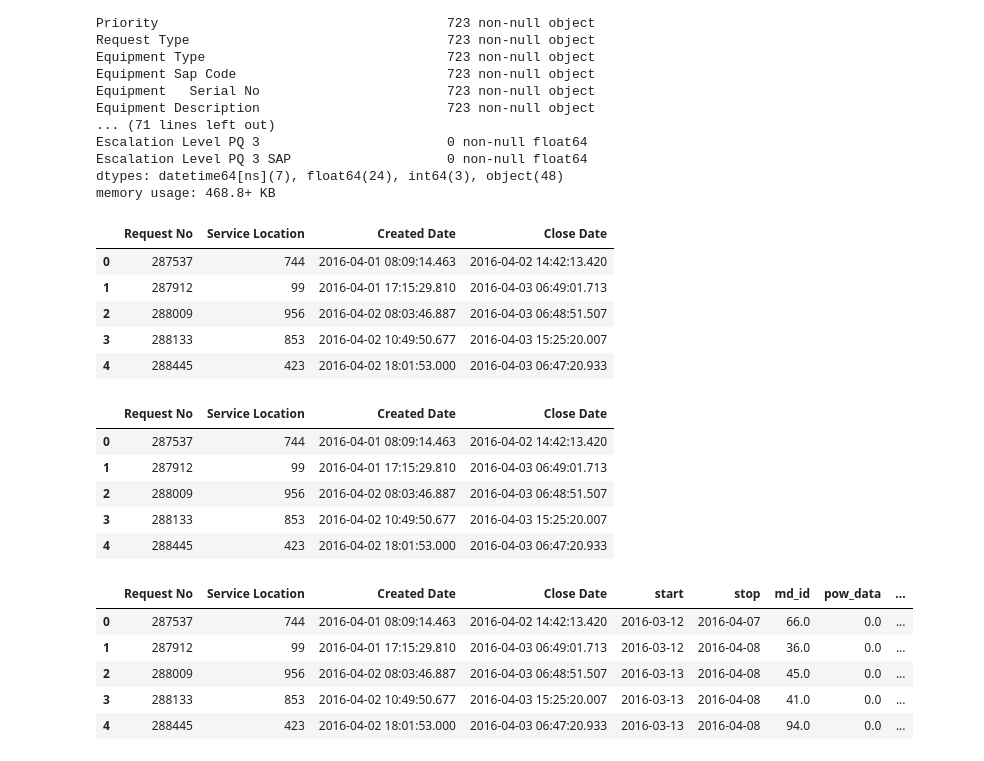
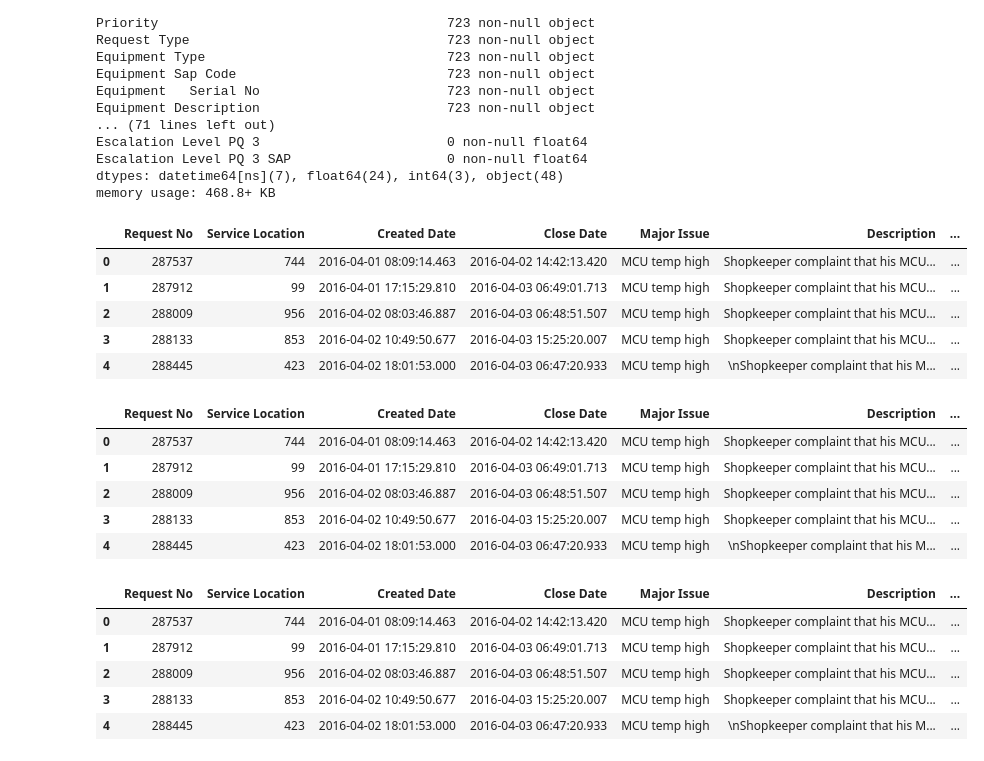
Before and after one commit to Sharanpai/Anomaly-Detection, a Jupyter notebook: fetch_anomaly_information.ipynb, the cells around one changed output. Drawn from its saved outputs; the diff is of its cells as text; code cells hidden in the pictures.

```diff
--- a/fetch_anomaly_information.ipynb
+++ b/fetch_anomaly_information.ipynb
@@ -94,31 +94,34 @@ dtypes: datetime64[ns](7), float64(24), int64(3), object(48)
 memory usage: 468.8+ KB
 # %%
 # Select only required columns
-reports_sub = reports[["Service Location" , "Created Date", "Close Date"]].reset_index()
+reports_sub = reports[["Service Location" , "Created Date", "Close Date", \
+                       "Major Issue", "Description", "Resolution Description"]].reset_index()
 reports_sub.head()
 # %% [output]
-|  | Request No | Service Location | Created Date | Close Date |
-| 0 | 287537 | 744 | 2016-04-01 08:09:14.463 | 2016-04-02 14:42:13.420 |
-| 1 | 287912 | 99 | 2016-04-01 17:15:29.810 | 2016-04-03 06:49:01.713 |
-| 2 | 288009 | 956 | 2016-04-02 08:03:46.887 | 2016-04-03 06:48:51.507 |
-| 3 | 288133 | 853 | 2016-04-02 10:49:50.677 | 2016-04-03 15:25:20.007 |
-| 4 | 288445 | 423 | 2016-04-02 18:01:53.000 | 2016-04-03 06:47:20.933 |
+|  | Request No | Service Location | Created Date | Close Date | Major Issue | Description | ... |
+| 0 | 287537 | 744 | 2016-04-01 08:09:14.463 | 2016-04-02 14:42:13.420 | MCU temp high | Shopkeeper complaint that his MCU... | ... |
+| 1 | 287912 | 99 | 2016-04-01 17:15:29.810 | 2016-04-03 06:49:01.713 | MCU temp high | Shopkeeper complaint that his MCU... | ... |
+| 2 | 288009 | 956 | 2016-04-02 08:03:46.887 | 2016-04-03 06:48:51.507 | MCU temp high | Shopkeeper complaint that his MCU... | ... |
+| 3 | 288133 | 853 | 2016-04-02 10:49:50.677 | 2016-04-03 15:25:20.007 | MCU temp high | Shopkeeper complaint that his MCU... | ... |
+| 4 | 288445 | 423 | 2016-04-02 18:01:53.000 | 2016-04-03 06:47:20.933 | MCU temp high | \nShopkeeper complaint that his M... | ... |
 # %%
 # Output Frame
 df_man = reports_sub.copy()
 df_man.head()
 # %% [output]
-|  | Request No | Service Location | Created Date | Close Date |
-| 0 | 287537 | 744 | 2016-04-01 08:09:14.463 | 2016-04-02 14:42:13.420 |
-| 1 | 287912 | 99 | 2016-04-01 17:15:29.810 | 2016-04-03 06:49:01.713 |
-| 2 | 288009 | 956 | 2016-04-02 08:03:46.887 | 2016-04-03 06:48:51.507 |
-| 3 | 288133 | 853 | 2016-04-02 10:49:50.677 | 2016-04-03 15:25:20.007 |
-| 4 | 288445 | 423 | 2016-04-02 18:01:53.000 | 2016-04-03 06:47:20.933 |
+|  | Request No | Service Location | Created Date | Close Date | Major Issue | Description | ... |
+| 0 | 287537 | 744 | 2016-04-01 08:09:14.463 | 2016-04-02 14:42:13.420 | MCU temp high | Shopkeeper complaint that his MCU... | ... |
+| 1 | 287912 | 99 | 2016-04-01 17:15:29.810 | 2016-04-03 06:49:01.713 | MCU temp high | Shopkeeper complaint that his MCU... | ... |
+| 2 | 288009 | 956 | 2016-04-02 08:03:46.887 | 2016-04-03 06:48:51.507 | MCU temp high | Shopkeeper complaint that his MCU... | ... |
+| 3 | 288133 | 853 | 2016-04-02 10:49:50.677 | 2016-04-03 15:25:20.007 | MCU temp high | Shopkeeper complaint that his MCU... | ... |
+| 4 | 288445 | 423 | 2016-04-02 18:01:53.000 | 2016-04-03 06:47:20.933 | MCU temp high | \nShopkeeper complaint that his M... | ... |
 # %%
 # Get MD_ID from Booth_ID
 def get_num(booth_id):
     return int(mapping.ix[mapping["booth_id"] == booth_id, "num"].values[0])
 # %%
+plt_data = False
+
 # Create CSV and Generate Plots
 for i, r in df_man.iterrows():
 
@@ -150,37 +153,37 @@ for i, r in df_man.iterrows():
     df_man.ix[i, "md_id"] = bth_id
     df_man.ix[i, "pow_data"] = (pow_sub.count()) / n_instances
     df_man.ix[i, "temp_data"] = (temp_sub.count()) / n_instances
 
-    if (pow_sub.count() > 0) & (temp_sub.count() > 0):
+    if (pow_sub.count() > 0) & (temp_sub.count() > 0) & (plt_data == True):
         fig, ax = plt.subplots(figsize=(16, 9))
 
         pow_sub.dropna().plot(ax=ax, color='blue', fontsize=20)
         ax.set_ylabel('Power (kWh)', fontsize=20, color='blue')
 
         ax2 = ax.twinx()
         temp_sub.dropna().plot(ax=ax2, color='red', fontsize=20)
         ax2.set_ylabel('Temperature', fontsize=20, color='red')
 
         ax.add_patch(
             patches.Rectangle(
                 (mdates.date2num(cr_adt), 0.1),   # (x,y)
                 mdates.date2num(cl_dt) - mdates.date2num(cr_adt),          # width
                 3000,          # height
                 facecolor="black",
                 alpha = 0.6
             )
         )
 
         plt.tight_layout()
         plt.savefig('../../../figures/raw/anomalies/anom' + str(i) + '_' + str(df_man.ix[i, "Request No"]) + '.pdf')
 
     plt.close()
 
 df_man.head()
 # %% [output]
-|  | Request No | Service Location | Created Date | Close Date | start | stop | md_id | pow_data | ... |
-| 0 | 287537 | 744 | 2016-04-01 08:09:14.463 | 2016-04-02 14:42:13.420 | 2016-03-12 | 2016-04-07 | 66.0 | 0.0 | ... |
-| 1 | 287912 | 99 | 2016-04-01 17:15:29.810 | 2016-04-03 06:49:01.713 | 2016-03-12 | 2016-04-08 | 36.0 | 0.0 | ... |
-| 2 | 288009 | 956 | 2016-04-02 08:03:46.887 | 2016-04-03 06:48:51.507 | 2016-03-13 | 2016-04-08 | 45.0 | 0.0 | ... |
-| 3 | 288133 | 853 | 2016-04-02 10:49:50.677 | 2016-04-03 15:25:20.007 | 2016-03-13 | 2016-04-08 | 41.0 | 0.0 | ... |
-| 4 | 288445 | 423 | 2016-04-02 18:01:53.000 | 2016-04-03 06:47:20.933 | 2016-03-13 | 2016-04-08 | 94.0 | 0.0 | ... |
+|  | Request No | Service Location | Created Date | Close Date | Major Issue | Description | ... |
+| 0 | 287537 | 744 | 2016-04-01 08:09:14.463 | 2016-04-02 14:42:13.420 | MCU temp high | Shopkeeper complaint that his MCU... | ... |
+| 1 | 287912 | 99 | 2016-04-01 17:15:29.810 | 2016-04-03 06:49:01.713 | MCU temp high | Shopkeeper complaint that his MCU... | ... |
+| 2 | 288009 | 956 | 2016-04-02 08:03:46.887 | 2016-04-03 06:48:51.507 | MCU temp high | Shopkeeper complaint that his MCU... | ... |
+| 3 | 288133 | 853 | 2016-04-02 10:49:50.677 | 2016-04-03 15:25:20.007 | MCU temp high | Shopkeeper complaint that his MCU... | ... |
+| 4 | 288445 | 423 | 2016-04-02 18:01:53.000 | 2016-04-03 06:47:20.933 | MCU temp high | \nShopkeeper complaint that his M... | ... |
```
Also changed, not shown: parts of 1 cell of this notebook.
